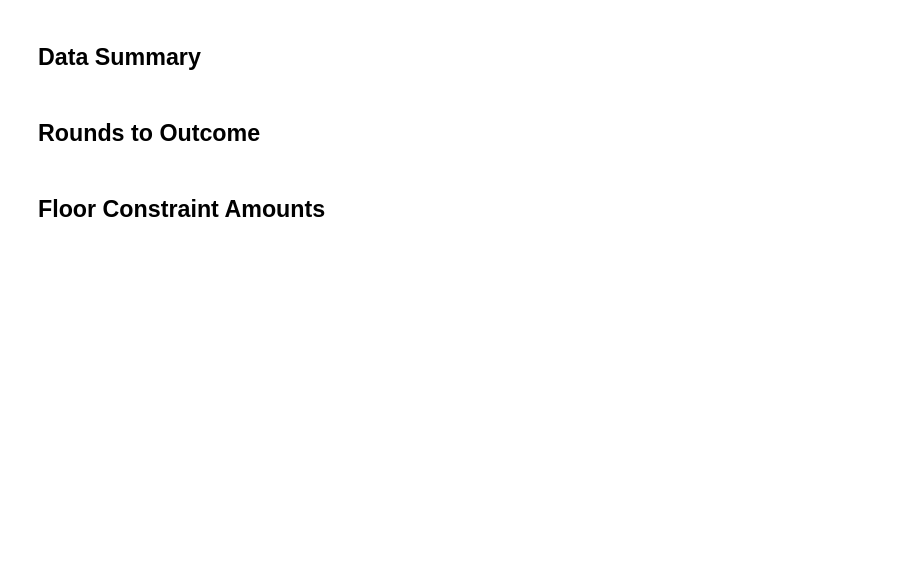
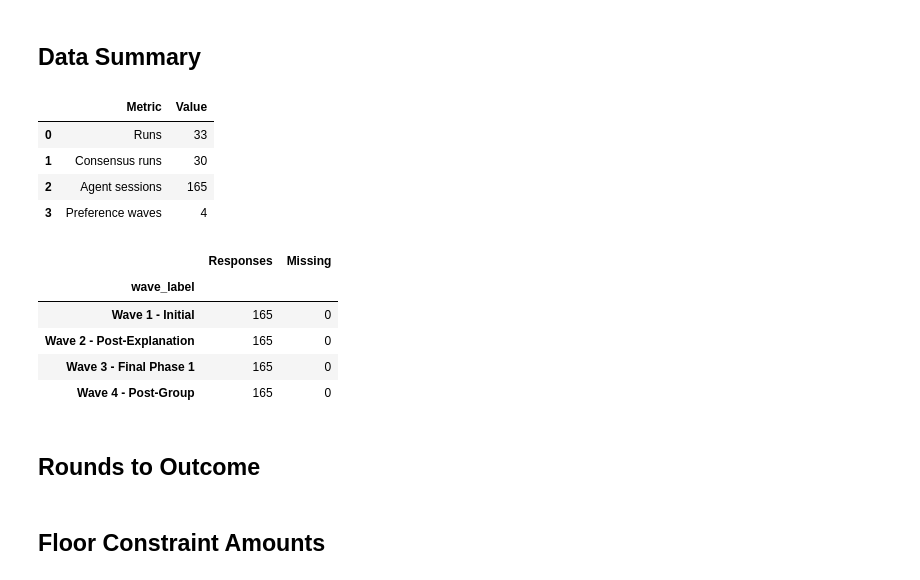
Before and after one commit to Lucas-Mueller/Rawls_v3, a Jupyter notebook: hypothesis_testing/hypothesis_1/hypothesis1_descriptive_analysis.ipynb, the cells around one changed output. Saved outputs shown, nothing was run; the diff lists cells and outputs as text; code cells hidden in the pictures; blank space fills up the shorter version.

Commit message:
results

```diff
--- a/hypothesis_testing/hypothesis_1/hypothesis1_descriptive_analysis.ipynb
+++ b/hypothesis_testing/hypothesis_1/hypothesis1_descriptive_analysis.ipynb
@@ -65,14 +65,37 @@ FINAL_WAVE = ("Wave 4 - Post-Group", 4)
 WAVE_ORDER = [label for _, label, _ in WAVE_DEFINITIONS] + [FINAL_WAVE[0]]
 
 
-def load_runs(data_dir: Path) -> List[Tuple[str, Dict[str, Any]]]:
-    files = sorted(data_dir.glob("hypothesis_1_condition_*_config_results.json"))
+def _resolve_result_path(path: Path) -> Path:
+    if not path.is_absolute():
+        path = (PROJECT_ROOT / path).resolve()
+    return path
+
+
+def load_runs(data_dir: Path, include_logs: bool = True) -> List[Tuple[str, Dict[str, Any]]]:
+    result_paths = {p.resolve() for p in data_dir.glob("hypothesis_1_condition_*_config_results.json")}
+
+    if include_logs:
+        logs_dir = data_dir.parent / "terminal_outputs"
+        if logs_dir.exists():
+            for log_path in logs_dir.glob("hypothesis_1_condition_*_log"):
+                try:
+                    first_line = log_path.read_text(encoding="utf-8").splitlines()[0]
+                except Exception:
+                    continue
+                parts = first_line.strip().split()
+                if parts[:1] == ["CMD:"] and parts[-1].endswith(".json"):
+                    candidate = _resolve_result_path(Path(parts[-1]))
+                    result_paths.add(candidate)
+
     runs: List[Tuple[str, Dict[str, Any]]] = []
-    for file_path in files:
+    for file_path in sorted(result_paths):
+        if not file_path.exists():
+            print(f"Warning: expected result file missing: {file_path}")
+            continue
         with file_path.open("r", encoding="utf-8") as f:
             runs.append((file_path.stem, json.load(f)))
-    if not runs:
-        raise FileNotFoundError(f"No result files found in {data_dir}")
+
+    runs.sort(key=lambda item: item[0])
     return runs
 
 
@@ -221,25 +253,38 @@ run_metrics.head()
 # %%
 
 num_runs = run_metrics.shape[0]
 unique_agents = ranking_top[["run_id", "agent"]].drop_duplicates().shape[0]
 num_waves = ranking_top["wave_label"].nunique()
+consensus_runs = run_metrics[run_metrics["consensus_reached"] == True].shape[0]
 
 summary_df = pd.DataFrame(
     {
-        "Metric": ["Runs", "Agent sessions", "Preference waves"],
-        "Value": [num_runs, unique_agents, num_waves]
+        "Metric": ["Runs", "Consensus runs", "Agent sessions", "Preference waves"],
+        "Value": [num_runs, consensus_runs, unique_agents, num_waves]
     }
 )
 
 display(summary_df)
 
 expected_agents = unique_agents
 coverage = (ranking_top.drop_duplicates(subset=["run_id", "agent", "wave_label"])
                      .groupby("wave_label")
                      .size()
                      .reindex(WAVE_ORDER, fill_value=0))
 missing = expected_agents - coverage
 coverage_table = pd.DataFrame({"Responses": coverage, "Missing": missing})
 display(coverage_table)
+# %% [output]
+|  | Metric | Value |
+| 0 | Runs | 33 |
+| 1 | Consensus runs | 30 |
+| 2 | Agent sessions | 165 |
+| 3 | Preference waves | 4 |
+|  | Responses | Missing |
+| wave_label |  |  |
+| Wave 1 - Initial | 165 | 0 |
+| Wave 2 - Post-Explanation | 165 | 0 |
+| Wave 3 - Final Phase 1 | 165 | 0 |
+| Wave 4 - Post-Group | 165 | 0 |
 # %% [markdown]
 ## Rounds to Outcome
```
Also changed, not shown: parts of 11 cells of this notebook, 10 other files.
